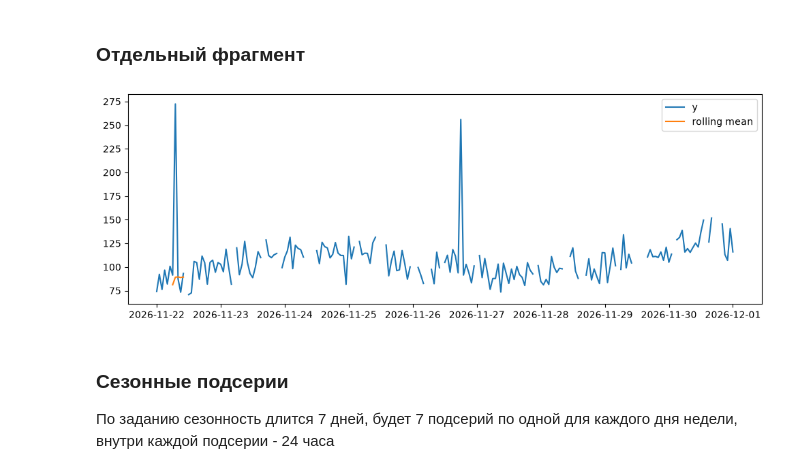
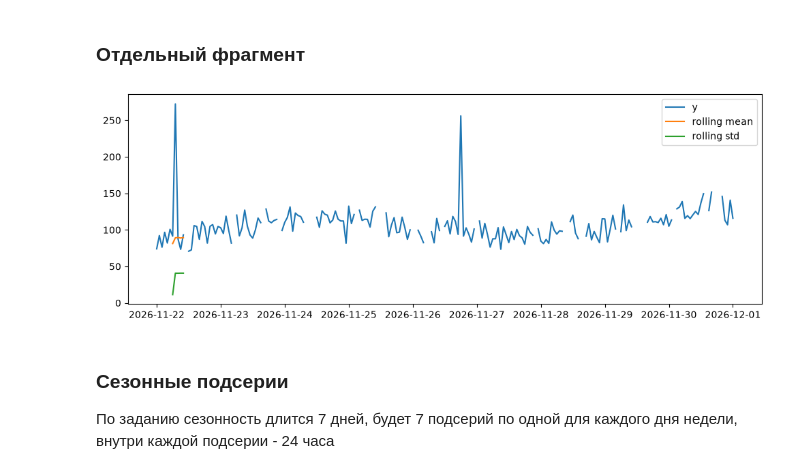
Before and after one commit to Rodeffs/Master1_Programming, a Jupyter notebook: Time_Series/01_lab/01_lab.ipynb, the cells around one changed output. Cells and saved outputs as stored; diff of their text form; code cells hidden in the pictures.

```diff
--- a/Time_Series/01_lab/01_lab.ipynb
+++ b/Time_Series/01_lab/01_lab.ipynb
@@ -31,5 +31,16 @@ df.head()
+# %%
+def adjust_df(old_df):
+    # Сортировка и проверка дубликатов
+    df = old_df.sort_values("timestamp").drop_duplicates("timestamp").set_index("timestamp")
+
+    # Установка временного индекса и проверка частоты
+    full_idx = pd.date_range(df.index.min(), df.index.max(), freq="h")
+    df = df.reindex(full_idx)
+    df.index.name = "timestamp"
+
+    return df
 # %%
-df = df.sort_values("timestamp").drop_duplicates("timestamp").set_index("timestamp")
+df = adjust_df(df)
 df.head()
 # %% [output]
 |  | value |
@@ -73,8 +74,9 @@ df.head()
 # %%
-def plot_with_mean(df):
+def plot_with_rolling(df):
     plt.figure(figsize=(12, 4))
     plt.plot(df.index, df["value"], label="y")
     plt.plot(df.index, df["rolling_mean"], label="rolling mean")
+    plt.plot(df.index, df["rolling_std"], label="rolling std")
     plt.legend()
     plt.show()
 # %%
@@ -94,9 +87,9 @@ plt.show()
 ### Отдельный фрагмент
 # %%
 fragment = pd.date_range("2026-11-22", "2026-12-01", freq="h")
-plot_with_mean(df.loc[fragment])
+plot_with_rolling(df.loc[fragment])
 # %% [output]
-[figure, old version]
+[figure, new version]
 # %% [markdown]
 ### Сезонные подсерии
 
```
Also changed, not shown: parts of 20 cells of this notebook.
